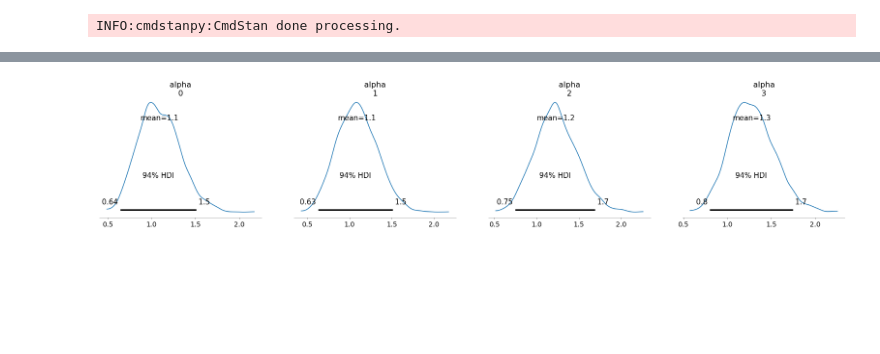
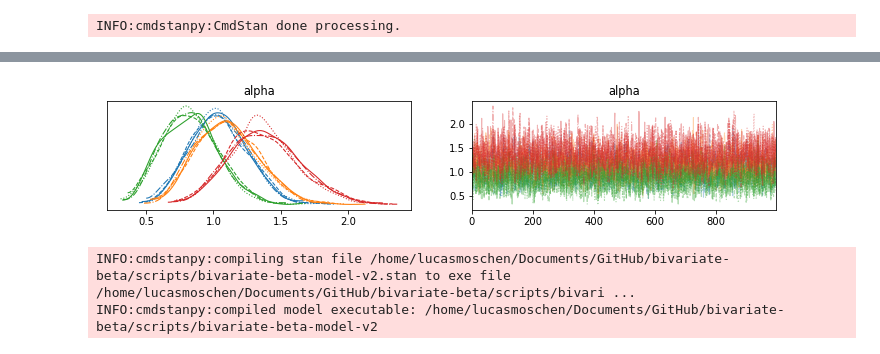
Before and after one commit to lucasmoschen/bivariate-beta, a Jupyter notebook: notebooks/bayesian_estimation_biv_beta.ipynb, the cells around one changed output, grey strips where cells are left out. Cells and saved outputs as stored; diff of their text form; code cells hidden in the pictures; blank space fills up the shorter version.

```diff
--- a/notebooks/bayesian_estimation_biv_beta.ipynb
+++ b/notebooks/bayesian_estimation_biv_beta.ipynb
@@ -79,7 +79,13 @@ model_fit.summary()
 # %%
 inf_data = az.from_cmdstanpy(model_fit)
 # %%
-az.plot_posterior(inf_data, var_names='alpha')
+az.plot_trace(inf_data)
 plt.show()
 # %% [output]
-[figure, old version]
+[figure, new version]
+# %%
+stanfile = os.path.join('..', 'scripts', 'bivariate-beta-model-v2.stan')
+model = CmdStanModel(stan_file=stanfile, cpp_options={'STAN_THREADS':'true'})
+# %% [output]
+INFO:cmdstanpy:compiling stan file /home/lucasmoschen/Documents/GitHub/bivariate-beta/scripts/bivariate-beta-model-v2.stan to exe file /home/lucasmoschen/Documents/GitHub/bivariate-beta/scripts/bivari ...
+INFO:cmdstanpy:compiled model executable: /home/lucasmoschen/Documents/GitHub/bivariate-beta/scripts/bivariate-beta-model-v2
```
Also changed, not shown: parts of 8 cells of this notebook, 2 other files.
